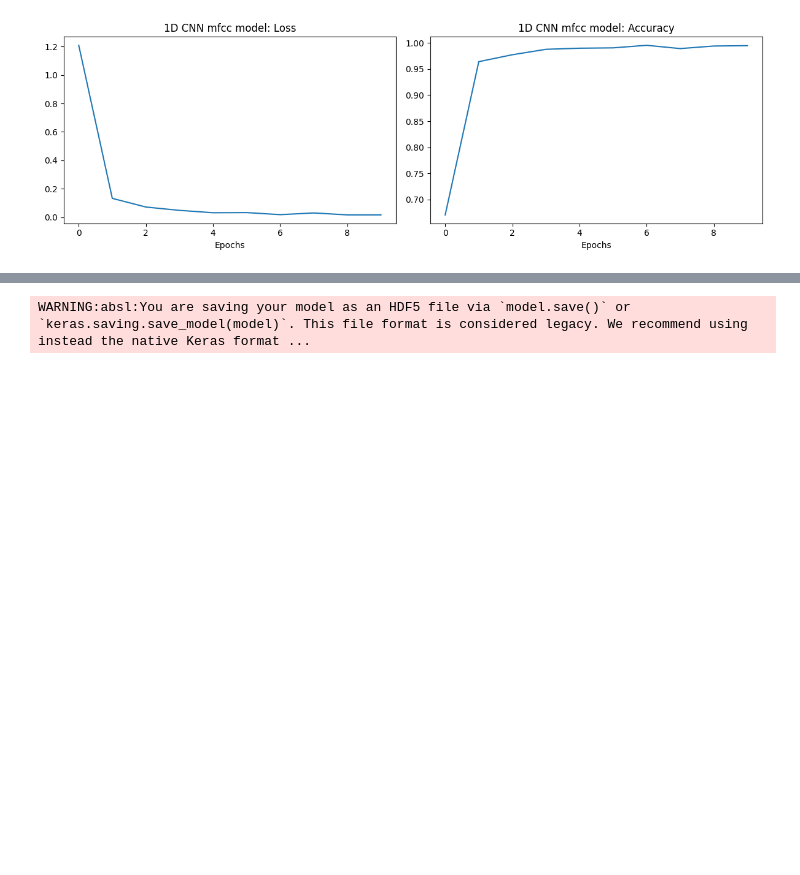
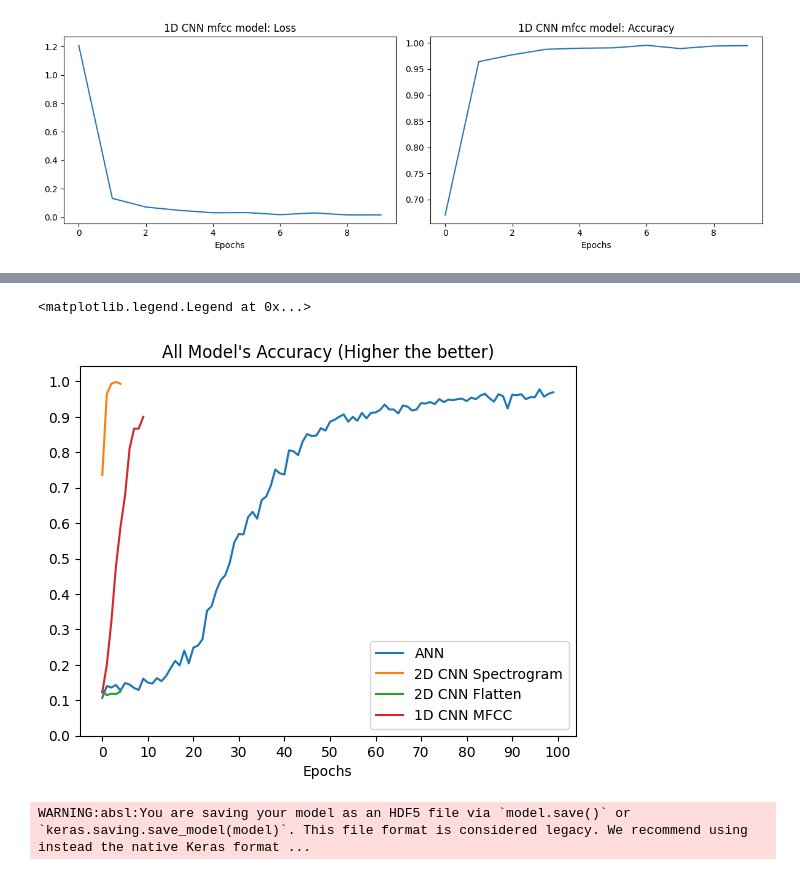
Before and after one commit to gauravmodak2001/Guitar_Chord_Pred, a Jupyter notebook: Guitar_Chord_Prediction.ipynb, the cells around one changed output, grey strips where cells are left out. Saved outputs shown, nothing was run; the diff lists cells and outputs as text; code cells hidden in the pictures; blank space fills up the shorter version.

```diff
--- a/Guitar_Chord_Prediction.ipynb
+++ b/Guitar_Chord_Prediction.ipynb
@@ -555,2 +682,15 @@ plt.tight_layout()
+# %%
+plt.plot(np.arange(100), accuracy_list1, label='ANN') # epochs=100
+plt.plot(np.arange(5), accuracy_list2, label='2D CNN Spectrogram') #epochs=5
+plt.plot(np.arange(5), accuracy_list3, label='2D CNN Flatten') #epochs=5
+plt.plot(np.arange(10), accuracy_list4, label='1D CNN MFCC')
+plt.title("All Model's Accuracy (Higher the better)")
+plt.xticks(np.arange(0, 101, 10))
+plt.yticks(np.arange(0, 1.1, 0.1))
+plt.xlabel("Epochs")
+plt.legend()
+# %% [output]
+<matplotlib.legend.Legend at 0x...>
+[figure, added]
 # %%
 # Save the trained models
```
Also changed, not shown: parts of 39 cells of this notebook, 5 other files.
